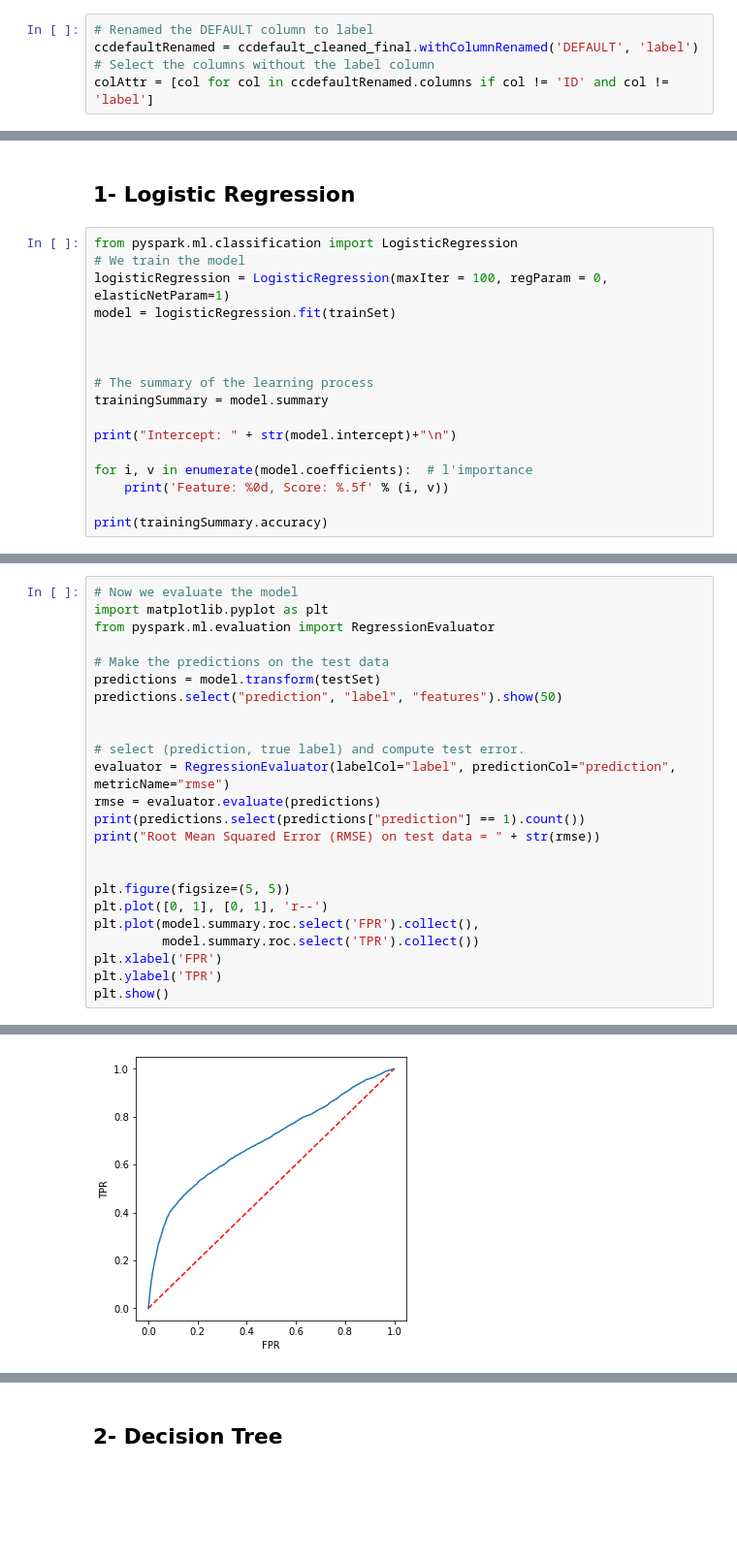
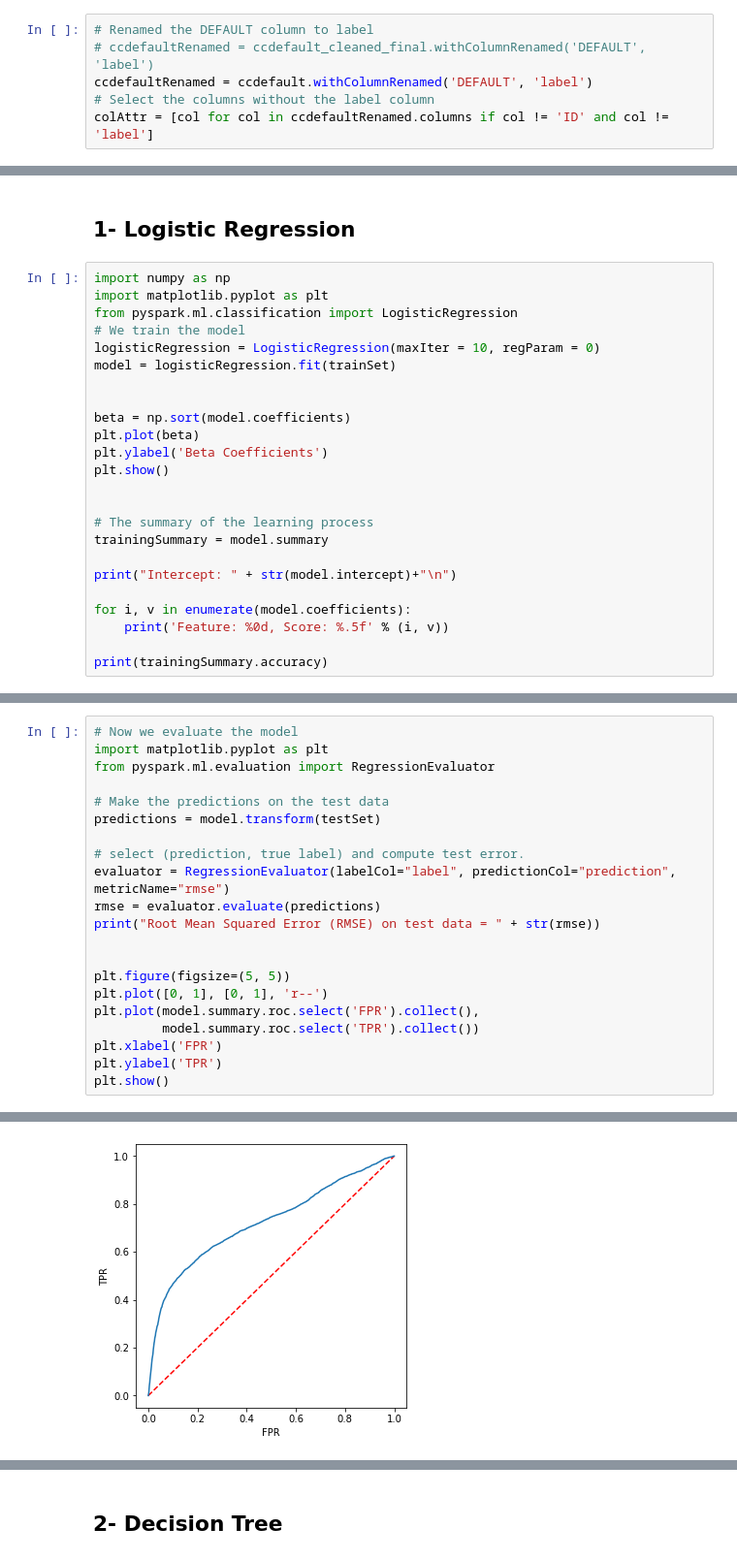
Before and after one commit to IbrahimOued/default-payment, a Jupyter notebook: code.ipynb, the cells around one changed output, grey strips where cells are left out. Shown at 97% size. Cells and saved outputs as stored; diff of their text form; blank space fills up the shorter version.

```diff
--- a/code.ipynb
+++ b/code.ipynb
@@ -97,7 +89,8 @@ only showing top 5 rows
 ## Let's prepare the data for the machine learning algorithm
 # %%
 # Renamed the DEFAULT column to label
-ccdefaultRenamed = ccdefault_cleaned_final.withColumnRenamed('DEFAULT', 'label')
+# ccdefaultRenamed = ccdefault_cleaned_final.withColumnRenamed('DEFAULT', 'label')
+ccdefaultRenamed = ccdefault.withColumnRenamed('DEFAULT', 'label')
 # Select the columns without the label column
 colAttr = [col for col in ccdefaultRenamed.columns if col != 'ID' and col != 'label']
 # %% [markdown]
@@ -179,11 +172,18 @@ only showing top 20 rows
 # %% [markdown]
 ## 1- Logistic Regression
 # %%
+import numpy as np
+import matplotlib.pyplot as plt
 from pyspark.ml.classification import LogisticRegression
 # We train the model
-logisticRegression = LogisticRegression(maxIter = 100, regParam = 0, elasticNetParam=1)
+logisticRegression = LogisticRegression(maxIter = 10, regParam = 0)
 model = logisticRegression.fit(trainSet)
 
+
+beta = np.sort(model.coefficients)
+plt.plot(beta)
+plt.ylabel('Beta Coefficients')
+plt.show()
 
 
 # The summary of the learning process
@@ -191,7 +191,7 @@ trainingSummary = model.summary
 
 print("Intercept: " + str(model.intercept)+"\n")
 
-for i, v in enumerate(model.coefficients):  # l'importance
+for i, v in enumerate(model.coefficients):
     print('Feature: %0d, Score: %.5f' % (i, v))
 
 print(trainingSummary.accuracy)
@@ -215,13 +221,10 @@ from pyspark.ml.evaluation import RegressionEvaluator
 
 # Make the predictions on the test data
 predictions = model.transform(testSet)
-predictions.select("prediction", "label", "features").show(50)
-
 
 # select (prediction, true label) and compute test error.
 evaluator = RegressionEvaluator(labelCol="label", predictionCol="prediction", metricName="rmse")
 rmse = evaluator.evaluate(predictions)
-print(predictions.select(predictions["prediction"] == 1).count())
 print("Root Mean Squared Error (RMSE) on test data = " + str(rmse))
 
 
@@ -253 +240 @@ Root Mean Squared Error (RMSE) on test data = 0.44868506600887664
-[figure, old version]
+[figure, new version]
```
Also changed, not shown: parts of 17 cells of this notebook.
